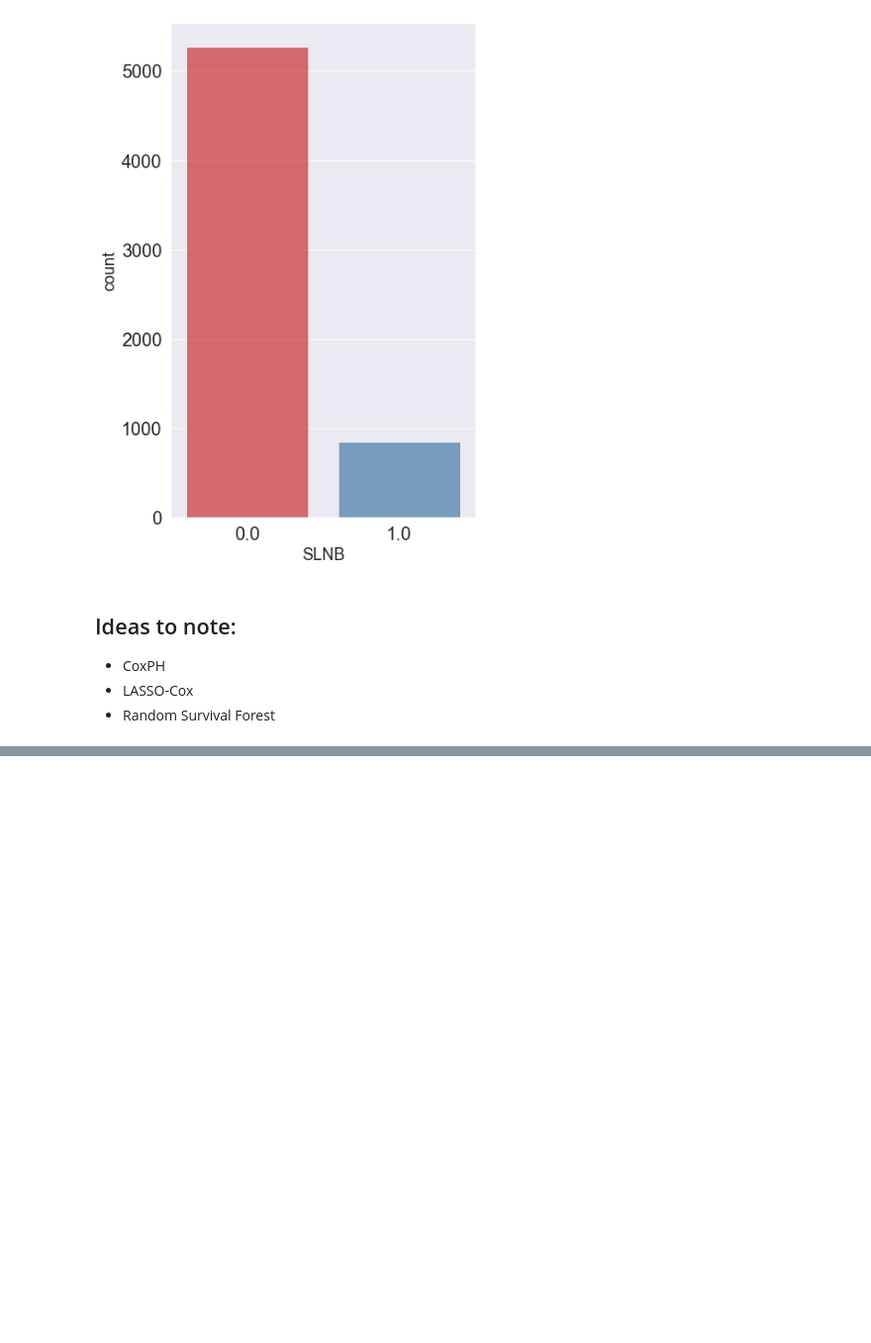
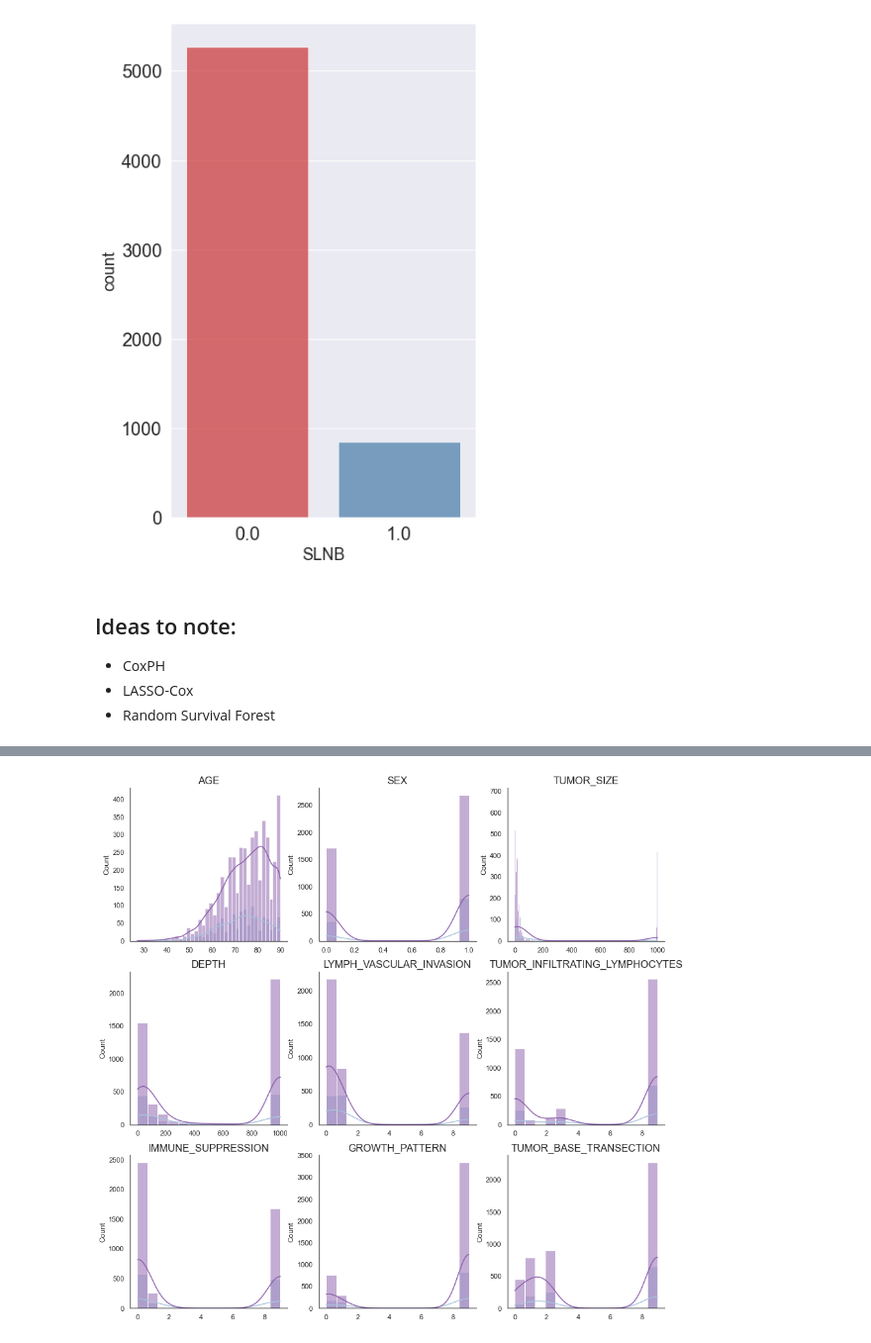
Before and after one commit to jerryji1993/MetMCC-SCAN, a Jupyter notebook: scripts/EDA.ipynb, the cells around one changed output, grey strips where cells are left out. Shown at 99% size. Drawn from its saved outputs; the diff is of its cells as text; code cells hidden in the pictures; blank space fills up the shorter version.

```diff
--- a/scripts/EDA.ipynb
+++ b/scripts/EDA.ipynb
@@ -1004,0 +1139,21 @@ plt.savefig(BASE_DIR+'../image/label.pdf')
+# %%
+f, axes = plt.subplots(3,3, figsize=(15, 15))
+sns.despine(f)
+count = 0
+columns = ['AGE','SEX','TUMOR_SIZE', 'DEPTH',
+            'LYMPH_VASCULAR_INVASION',
+            'TUMOR_INFILTRATING_LYMPHOCYTES',
+            'IMMUNE_SUPPRESSION',
+            'GROWTH_PATTERN',
+            'TUMOR_BASE_TRANSECTION']
+for i in range(axes.shape[0]):
+    for j in range(axes.shape[1]):
+#         g = sns.FacetGrid(mcc_ncdb_sel, hue="SLNB", palette='BuPu_r', height=5, margin_titles=True)
+#         g.map(sns.histplot, columns[count], kde=True, ax=axes[i,j])
+        sns.histplot(data=mcc_ncdb_sel, x=columns[count], kde=True, hue="SLNB", palette='BuPu_r', ax=axes[i,j], legend=False)
+        axes[i,j].set_xlabel('')
+        axes[i,j].set_title(columns[count], fontsize=16)
+        count += 1
+plt.savefig('../image/distributions_pretty.png')
+# %% [output]
+[figure, added]
```
Also changed, not shown: parts of 16 cells of this notebook.
